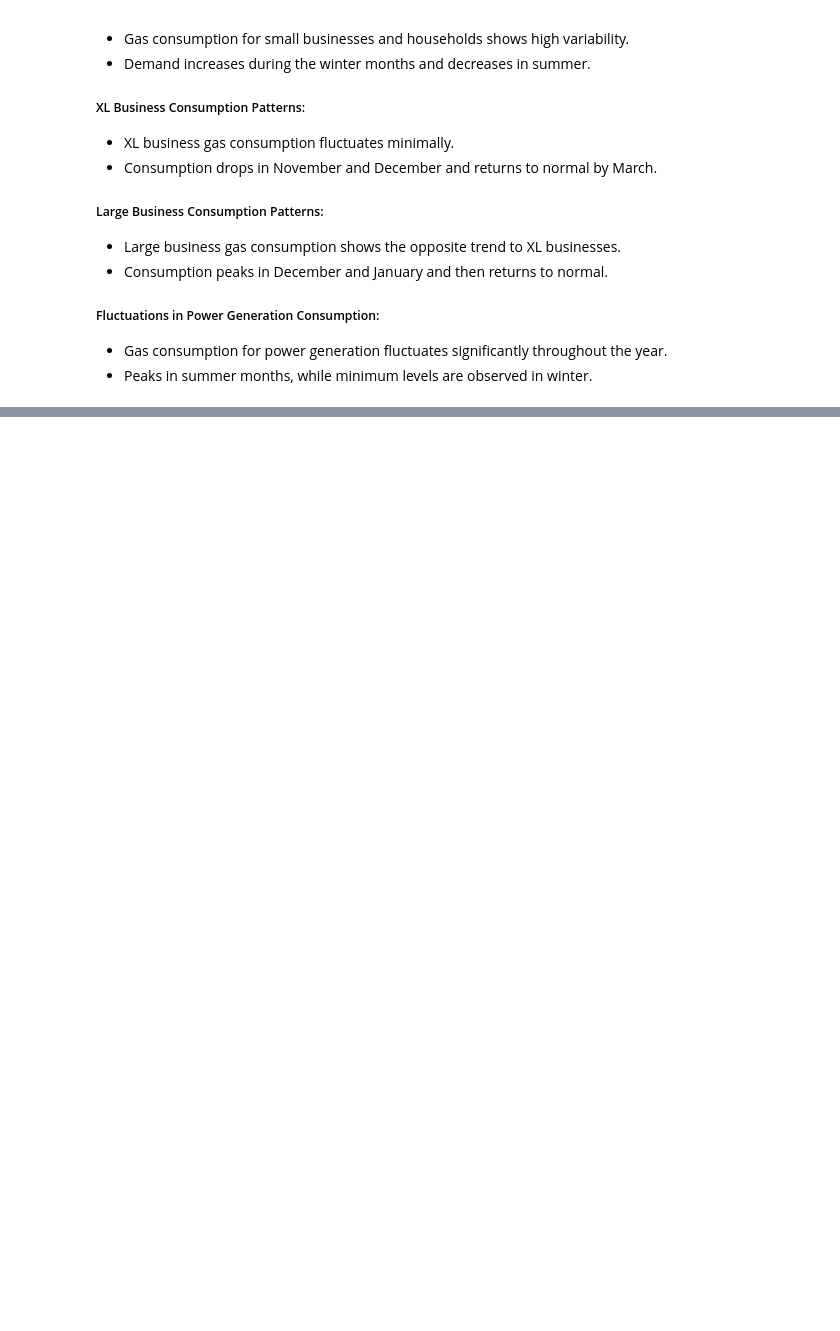
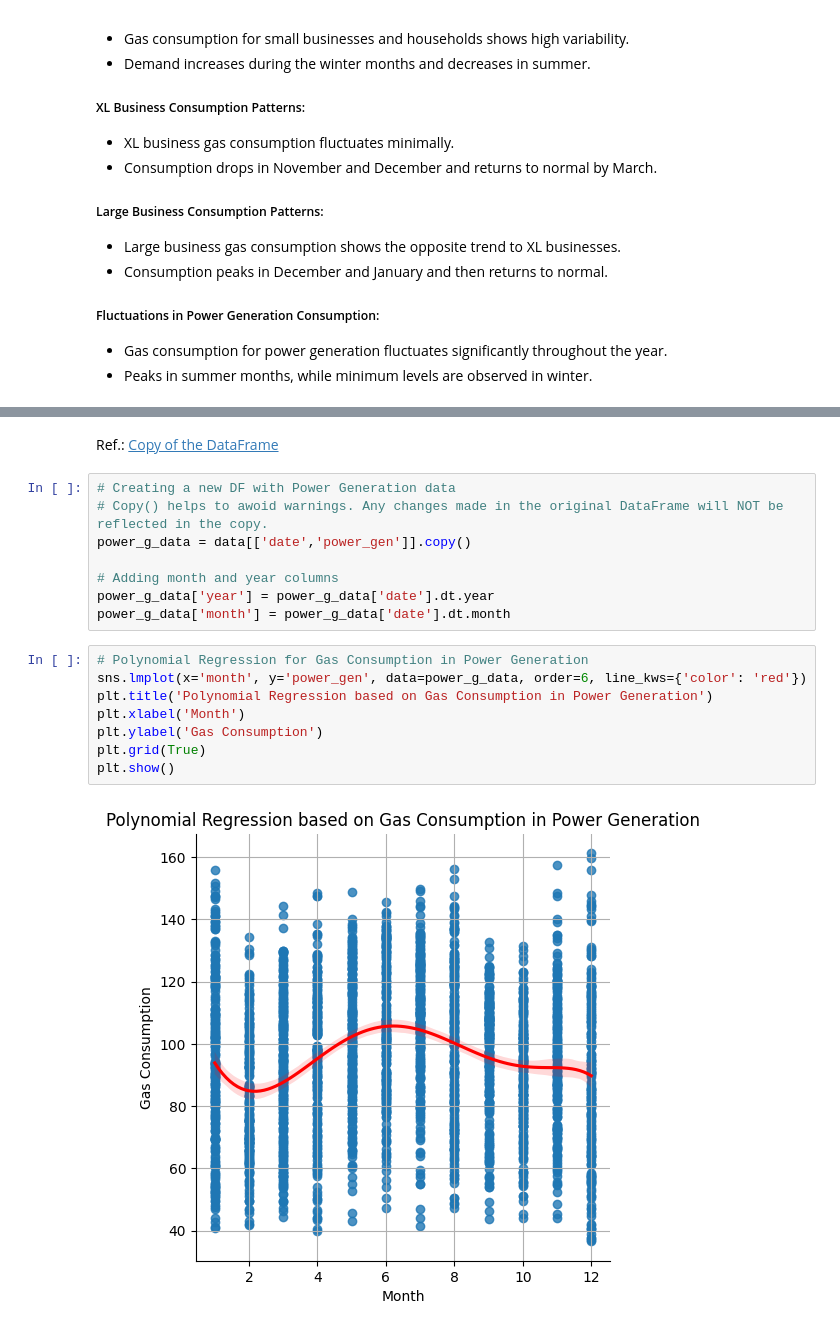
Before and after one commit to Kate-217/pogramming_for_data_analytics, a Jupyter notebook: project/project_2.ipynb, the cells around one changed output, grey strips where cells are left out. Drawn from its saved outputs; the diff is of its cells as text; blank space fills up the shorter version.

Commit message:
Polynomial Regression

```diff
--- a/project/project_2.ipynb
+++ b/project/project_2.ipynb
@@ -291,0 +300,20 @@ plt.show()
+# %% [markdown]
+Ref.: [Copy of the DataFrame](https://www.w3schools.com/python/pandas/ref_df_copy.asp)
+# %%
+# Creating a new DF with Power Generation data
+# Copy() helps to awoid warnings. Any changes made in the original DataFrame will NOT be reflected in the copy.
+power_g_data = data[['date','power_gen']].copy()
+
+# Adding month and year columns
+power_g_data['year'] = power_g_data['date'].dt.year
+power_g_data['month'] = power_g_data['date'].dt.month
+# %%
+# Polynomial Regression for Gas Consumption in Power Generation
+sns.lmplot(x='month', y='power_gen', data=power_g_data, order=6, line_kws={'color': 'red'})
+plt.title('Polynomial Regression based on Gas Consumption in Power Generation')
+plt.xlabel('Month')
+plt.ylabel('Gas Consumption')
+plt.grid(True)
+plt.show()
+# %% [output]
+[figure, added]
```
Also changed, not shown: parts of 8 cells of this notebook.
